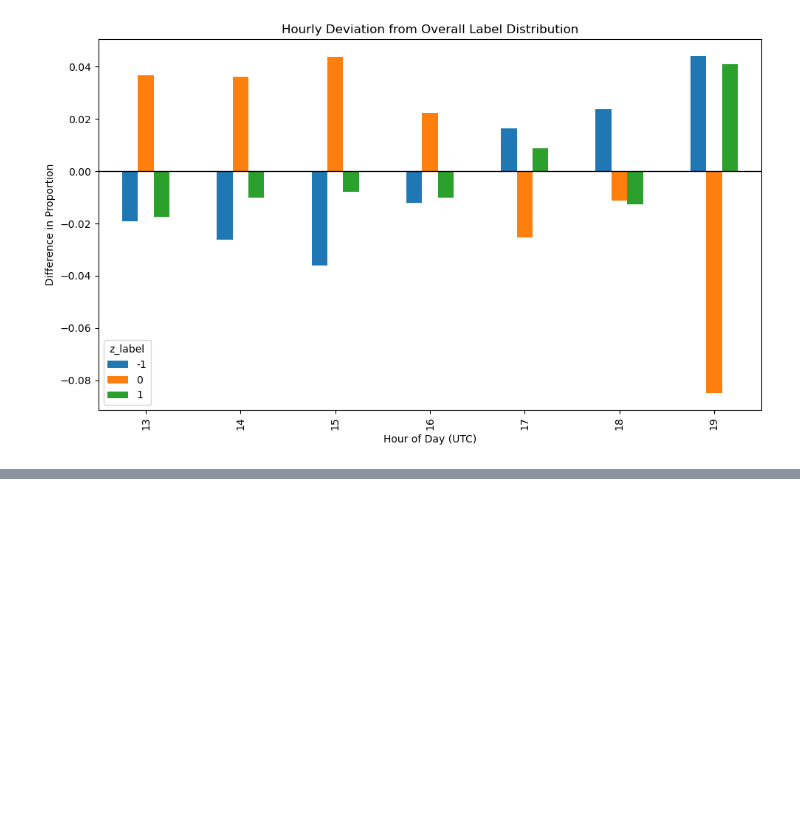
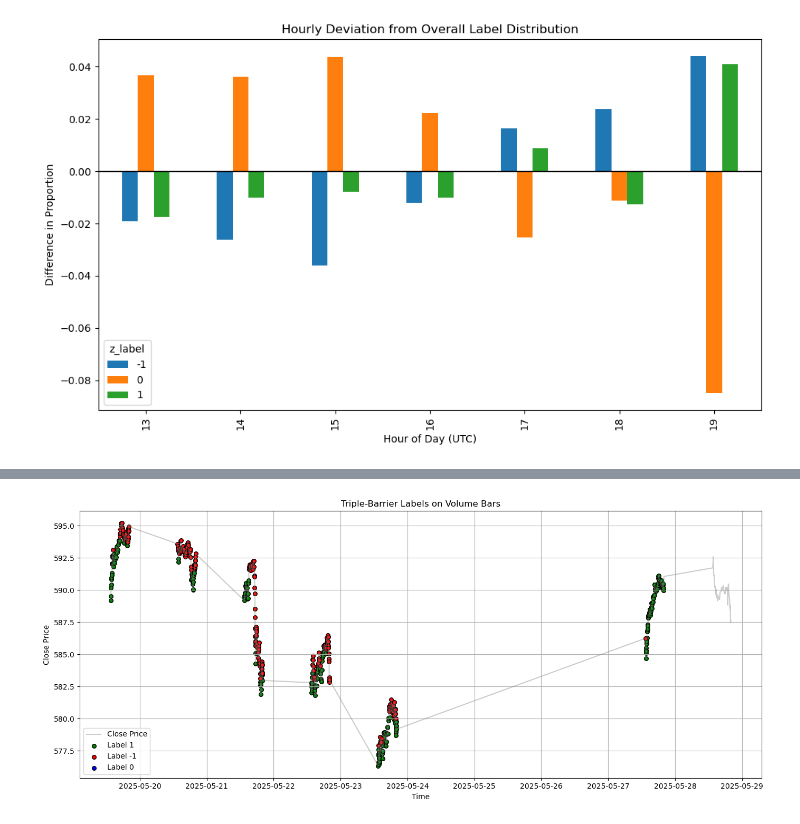
Before and after one commit to AndrewJSut/summer-of-finance, a Jupyter notebook: notebooks/Ch5_ML_for_AM.ipynb, the cells around one changed output, grey strips where cells are left out. Saved outputs shown, nothing was run; the diff lists cells and outputs as text; code cells hidden in the pictures; blank space fills up the shorter version.

```diff
--- a/notebooks/Ch5_ML_for_AM.ipynb
+++ b/notebooks/Ch5_ML_for_AM.ipynb
@@ -513,0 +736,20 @@ plt.show()
+# %%
+# Checking results from Ex 3:
+
+plt.figure(figsize=(14, 6))
+plt.plot(volume_bars['Close'], label='Close Price', color='gray', alpha=0.4)
+
+colors = {1: 'green', -1: 'red', 0: 'blue'}
+for label, color in colors.items():
+    subset = volume_bars[volume_bars['label'] == label]
+    plt.scatter(subset.index, subset['Close'], label=f'Label {label}', c=color, s=30, edgecolor='k')
+
+plt.title("Triple-Barrier Labels on Volume Bars")
+plt.xlabel("Time")
+plt.ylabel("Close Price")
+plt.legend()
+plt.grid(True)
+plt.tight_layout()
+plt.show()
+# %% [output]
+[figure, added]
```
Also changed, not shown: parts of 17 cells of this notebook.
